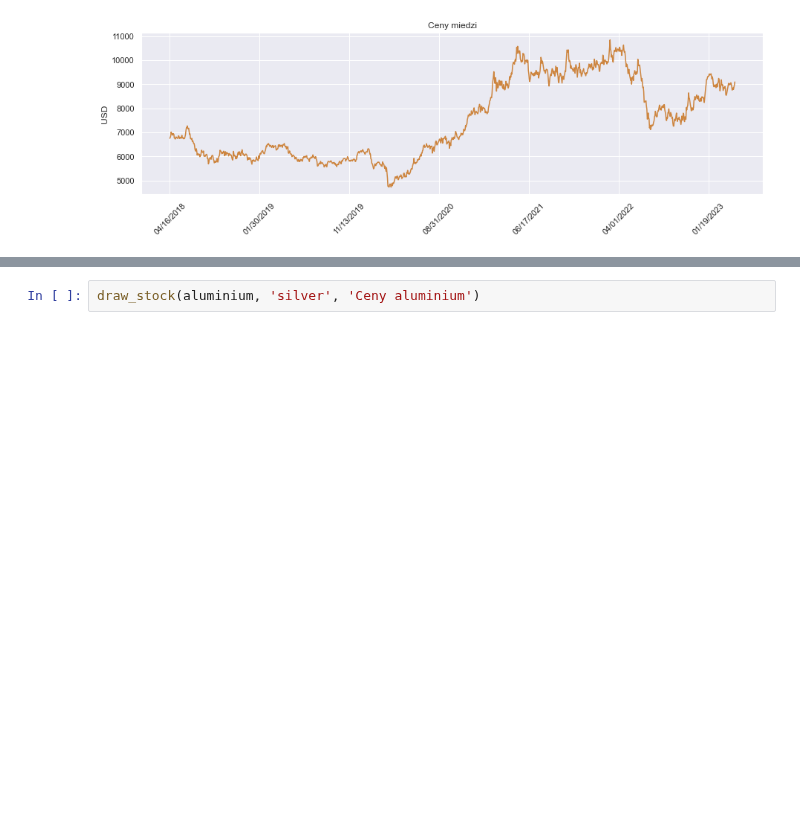
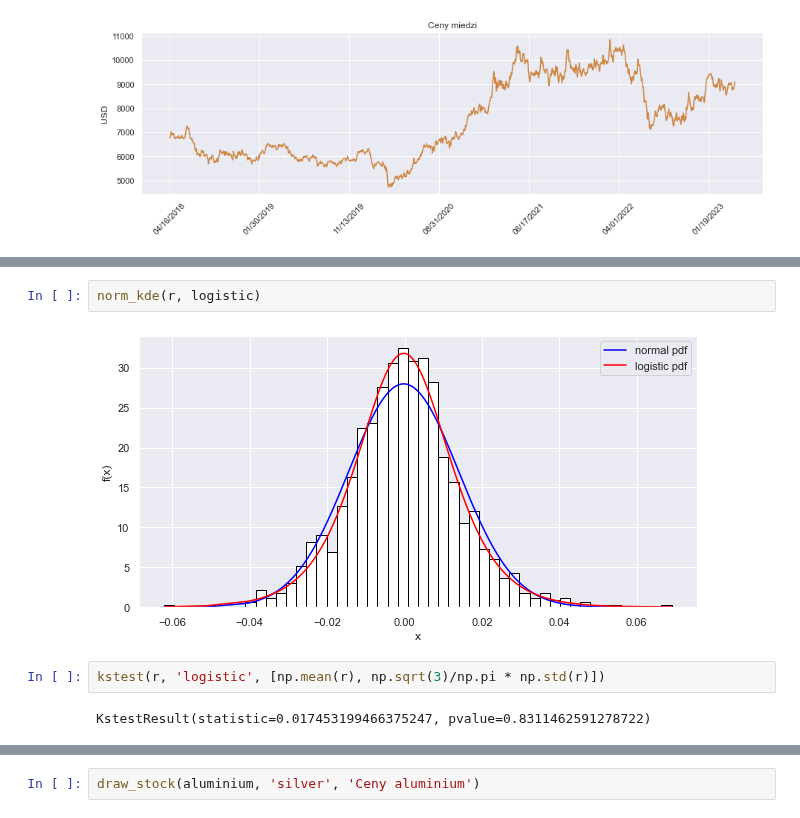
Before and after one commit to Szymex49/NVIDIA_risk_management, a Jupyter notebook: Prezentacja_2.ipynb, the cells around one changed output, grey strips where cells are left out. Drawn from its saved outputs; the diff is of its cells as text; blank space fills up the shorter version.

```diff
--- a/Prezentacja_2.ipynb
+++ b/Prezentacja_2.ipynb
@@ -68,0 +163,8 @@ draw_stock(copper, 'peru', 'Ceny miedzi')
+# %%
+norm_kde(r, logistic)
+# %% [output]
+[figure, added]
+# %%
+kstest(r, 'logistic', [np.mean(r), np.sqrt(3)/np.pi * np.std(r)])
+# %% [output]
+KstestResult(statistic=0.017453199466375247, pvalue=0.8311462591278722)
```
Also changed, not shown: parts of 23 cells of this notebook, 1 other file.
